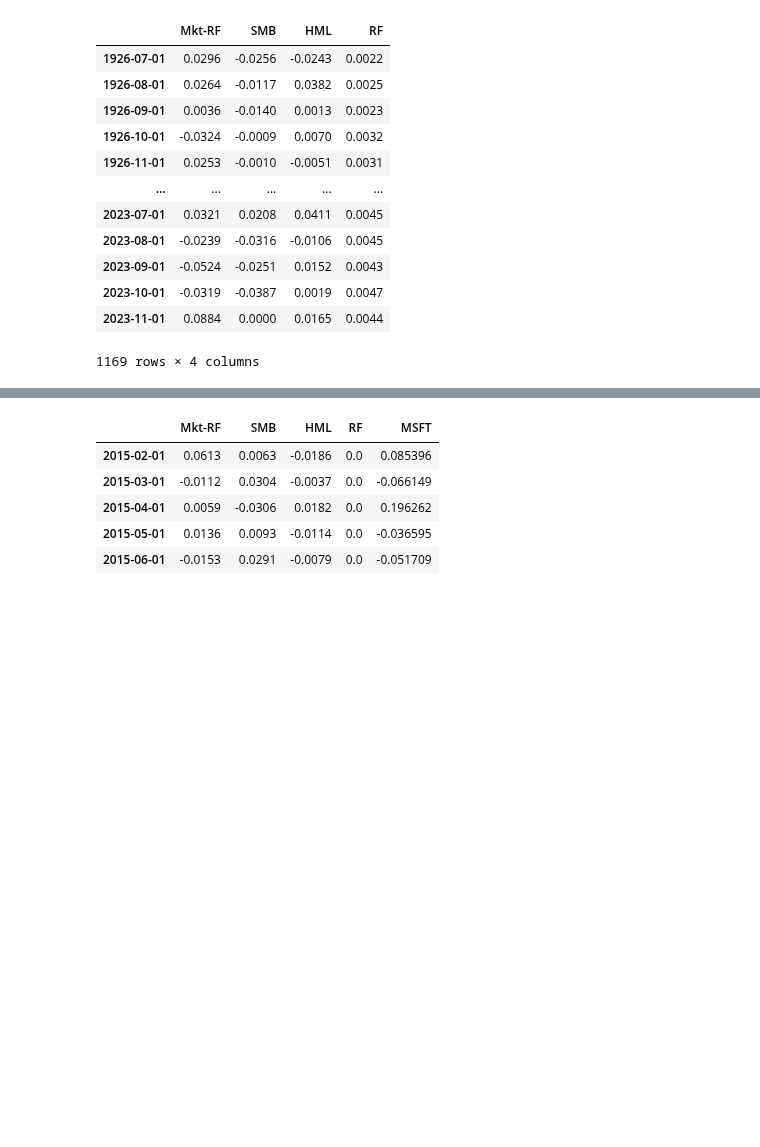
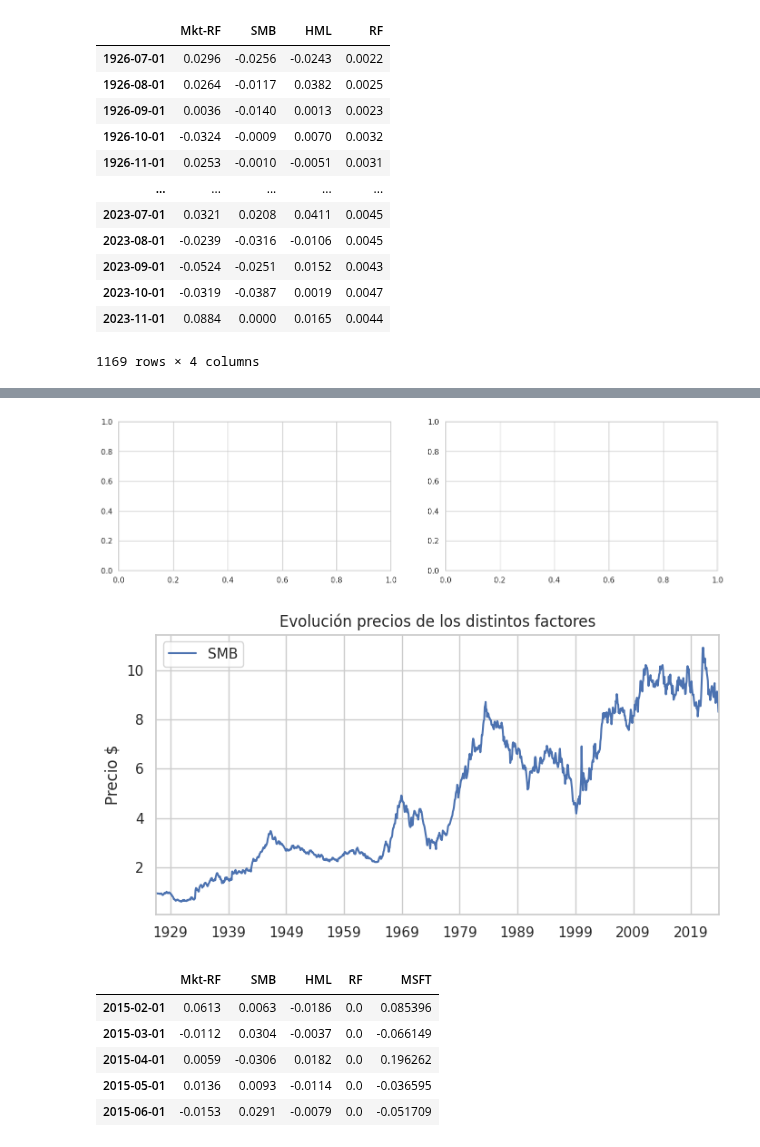
Before and after one commit to alfonso-santos/microcredencial-carteras-python-2023, a Jupyter notebook: Tema_5_APT/src/APT.ipynb, the cells around one changed output, grey strips where cells are left out. Cells and saved outputs as stored; diff of their text form; code cells hidden in the pictures; blank space fills up the shorter version.

```diff
--- a/Tema_5_APT/src/APT.ipynb
+++ b/Tema_5_APT/src/APT.ipynb
@@ -242,3 +581,18 @@ ff_factors
+# %%
+fig, ax = plt.subplots(1, 2, figsize=(16, 4))
+
+ax[0]= precios_factors.iloc[:, 1:-2].plot(figsize=(8,4))
+
+ax[1]= precios_factors.iloc[:, -2:].plot(figsize=(8,4))
+
+plt.title('Evolución precios de los distintos factores')
+
+plt.ylabel('Precio $')
+
+plt.show();
+# %% [output]
+[figure, added]
+[figure, added]
 # %%
 # Creamos el dataframe con os factores y los retornos de Microsoft
 
```
Also changed, not shown: parts of 38 cells of this notebook, 18 other files.
